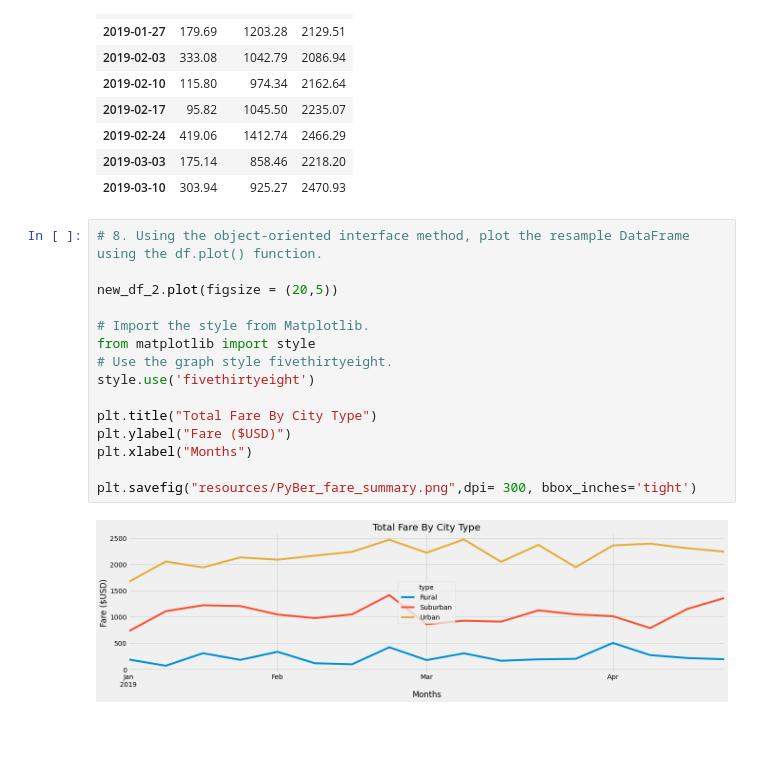
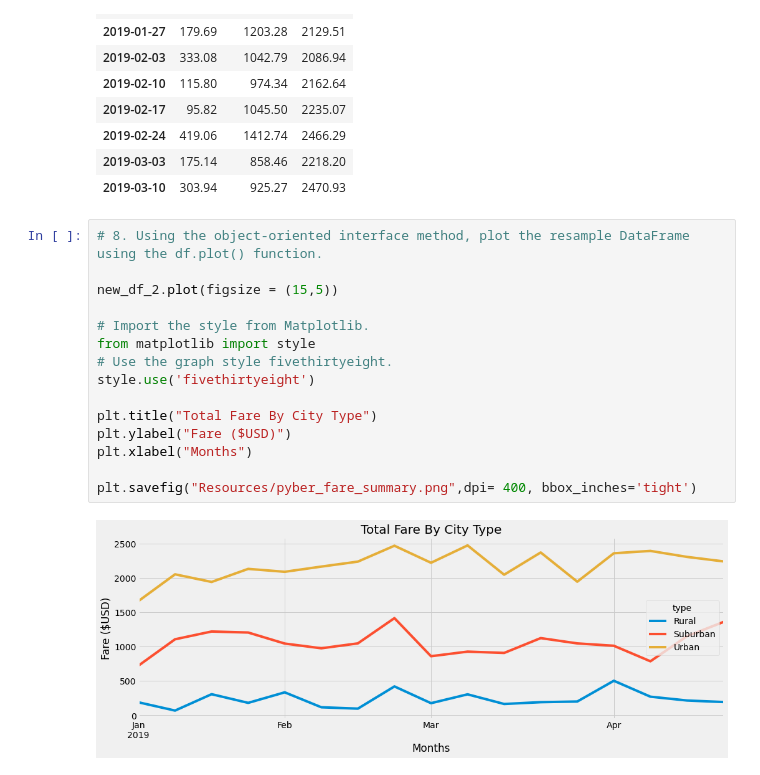
Before and after one commit to LIPSASHARMA/PyBer_Analysis, a Jupyter notebook: PyBer_Challenge.ipynb, the cells around one changed output. Cells and saved outputs as stored; diff of their text form; blank space fills up the shorter version.

```diff
--- a/PyBer_Challenge.ipynb
+++ b/PyBer_Challenge.ipynb
@@ -301,17 +301,17 @@ new_df_2.head(10)
 # %%
 # 8. Using the object-oriented interface method, plot the resample DataFrame using the df.plot() function.
 
-new_df_2.plot(figsize = (20,5))
+new_df_2.plot(figsize = (15,5))
 
 # Import the style from Matplotlib.
 from matplotlib import style
 # Use the graph style fivethirtyeight.
 style.use('fivethirtyeight')
 
 plt.title("Total Fare By City Type")
 plt.ylabel("Fare ($USD)")
 plt.xlabel("Months")
 
-plt.savefig("resources/PyBer_fare_summary.png",dpi= 300, bbox_inches='tight')
+plt.savefig("Resources/pyber_fare_summary.png",dpi= 400, bbox_inches='tight')
 # %% [output]
-[figure, old version]
+[figure, new version]
```
Also changed, not shown: 1 other file.
